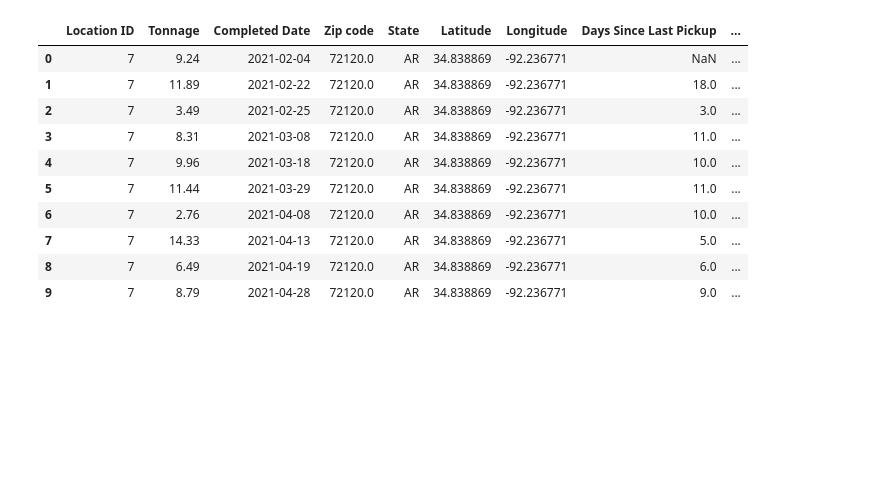
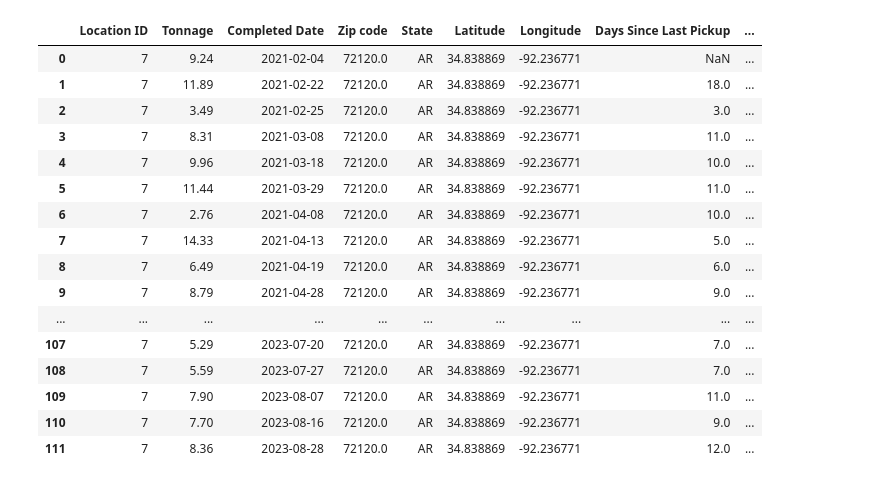
Before and after one commit to jli615/dtxwalmart, a Jupyter notebook: store_7_model.ipynb, the cells around one changed output. Cells and saved outputs as stored; diff of their text form; code cells hidden in the pictures; blank space fills up the shorter version.

```diff
--- a/store_7_model.ipynb
+++ b/store_7_model.ipynb
@@ -5,19 +5,25 @@ import matplotlib.pyplot as plt
 pd.set_option('display.max_rows', 200)
 # %%
 df_7 = pd.read_csv('/Users/keon/Desktop/walmart2/dtxwalmart/store_7.csv')
-df_7.head(10)
+df_7
 # %% [output]
 |  | Location ID | Tonnage | Completed Date | Zip code | State | Latitude | Longitude | Days Since Last Pickup | ... |
 | 0 | 7 | 9.24 | 2021-02-04 | 72120.0 | AR | 34.838869 | -92.236771 | NaN | ... |
 | 1 | 7 | 11.89 | 2021-02-22 | 72120.0 | AR | 34.838869 | -92.236771 | 18.0 | ... |
 | 2 | 7 | 3.49 | 2021-02-25 | 72120.0 | AR | 34.838869 | -92.236771 | 3.0 | ... |
 | 3 | 7 | 8.31 | 2021-03-08 | 72120.0 | AR | 34.838869 | -92.236771 | 11.0 | ... |
 | 4 | 7 | 9.96 | 2021-03-18 | 72120.0 | AR | 34.838869 | -92.236771 | 10.0 | ... |
 | 5 | 7 | 11.44 | 2021-03-29 | 72120.0 | AR | 34.838869 | -92.236771 | 11.0 | ... |
 | 6 | 7 | 2.76 | 2021-04-08 | 72120.0 | AR | 34.838869 | -92.236771 | 10.0 | ... |
 | 7 | 7 | 14.33 | 2021-04-13 | 72120.0 | AR | 34.838869 | -92.236771 | 5.0 | ... |
 | 8 | 7 | 6.49 | 2021-04-19 | 72120.0 | AR | 34.838869 | -92.236771 | 6.0 | ... |
 | 9 | 7 | 8.79 | 2021-04-28 | 72120.0 | AR | 34.838869 | -92.236771 | 9.0 | ... |
+| ... | ... | ... | ... | ... | ... | ... | ... | ... | ... |
+| 107 | 7 | 5.29 | 2023-07-20 | 72120.0 | AR | 34.838869 | -92.236771 | 7.0 | ... |
+| 108 | 7 | 5.59 | 2023-07-27 | 72120.0 | AR | 34.838869 | -92.236771 | 7.0 | ... |
+| 109 | 7 | 7.90 | 2023-08-07 | 72120.0 | AR | 34.838869 | -92.236771 | 11.0 | ... |
+| 110 | 7 | 7.70 | 2023-08-16 | 72120.0 | AR | 34.838869 | -92.236771 | 9.0 | ... |
+| 111 | 7 | 8.36 | 2023-08-28 | 72120.0 | AR | 34.838869 | -92.236771 | 12.0 | ... |
 # %%
 df_7.dtypes
 # %% [output]
```
Also changed, not shown: parts of 6 cells of this notebook.
